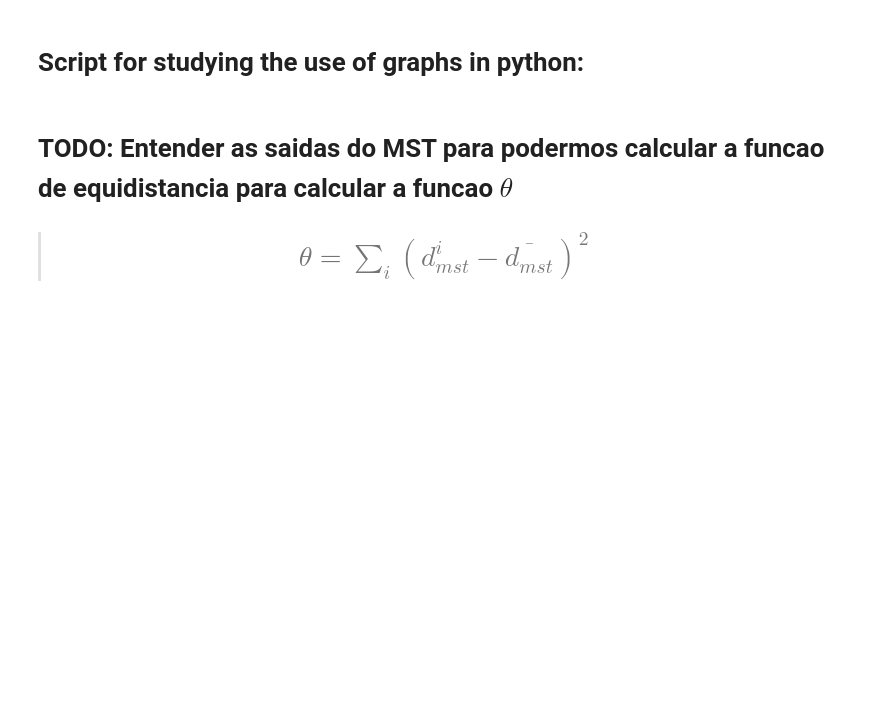
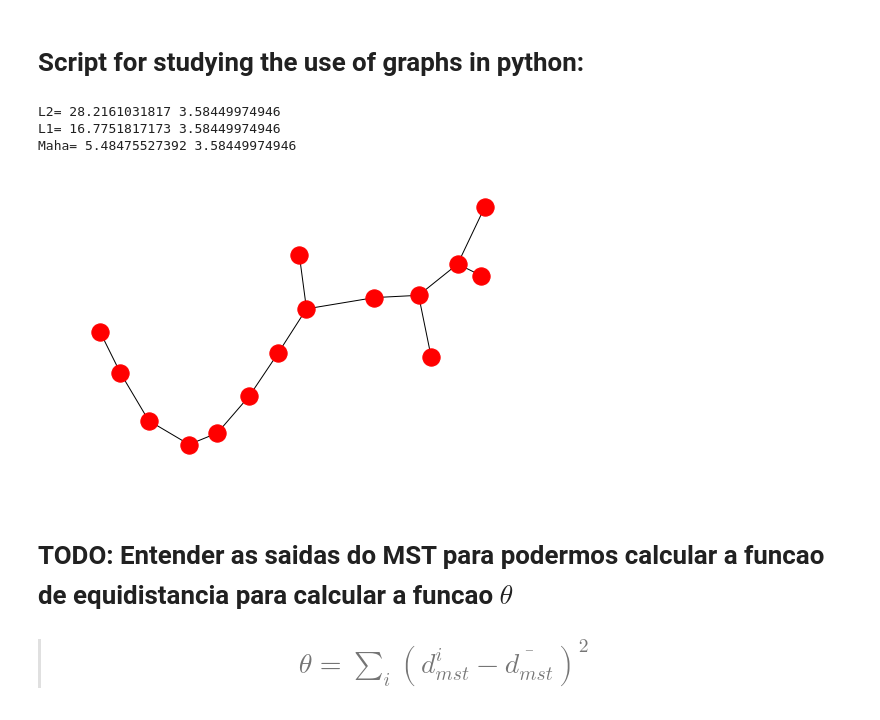
Before and after one commit to EdsonAlonso/EstagioCurricular, a Jupyter notebook: Test_graph.ipynb, the cells around one changed output. Saved outputs shown, nothing was run; the diff lists cells and outputs as text; code cells hidden in the pictures; blank space fills up the shorter version.

Commit message:
just finish tested the new functions

```diff
--- a/Test_graph.ipynb
+++ b/Test_graph.ipynb
@@ -25,6 +26,26 @@ for i in range(npoints):
     node[i] = int(i)
     x[i] = uniform(xmin,xmax)
     y[i] = uniform(ymin,ymax)
+# %%
+#Test for checking the functionality of the getgraph function
+M = np.array((x,y))
+G,TSG = getgraph(M)
+nx.draw(TSG)
+
+#CALCULANDO O PHI VIA A FUNCAO CRIADA
+phi1, dmst1 = distgraph(M)
+print('L2=', phi1, dmst1)
+
+phi2, dmst2 = distgraphl1(M)
+print('L1=',phi2, dmst2)
+
+phi3, dmst3 = distgraphmaha(M)
+print('Maha=', phi3, dmst3)
+# %% [output]
+L2= 28.2161031817 3.58449974946
+L1= 16.7751817173 3.58449974946
+Maha= 5.48475527392 3.58449974946
+[figure, added]
 # %%
 #TEST FOR MAHALANOBIS DISTANCE
 M = np.array( (x,y) )
```
Also changed, not shown: parts of 11 cells of this notebook.
